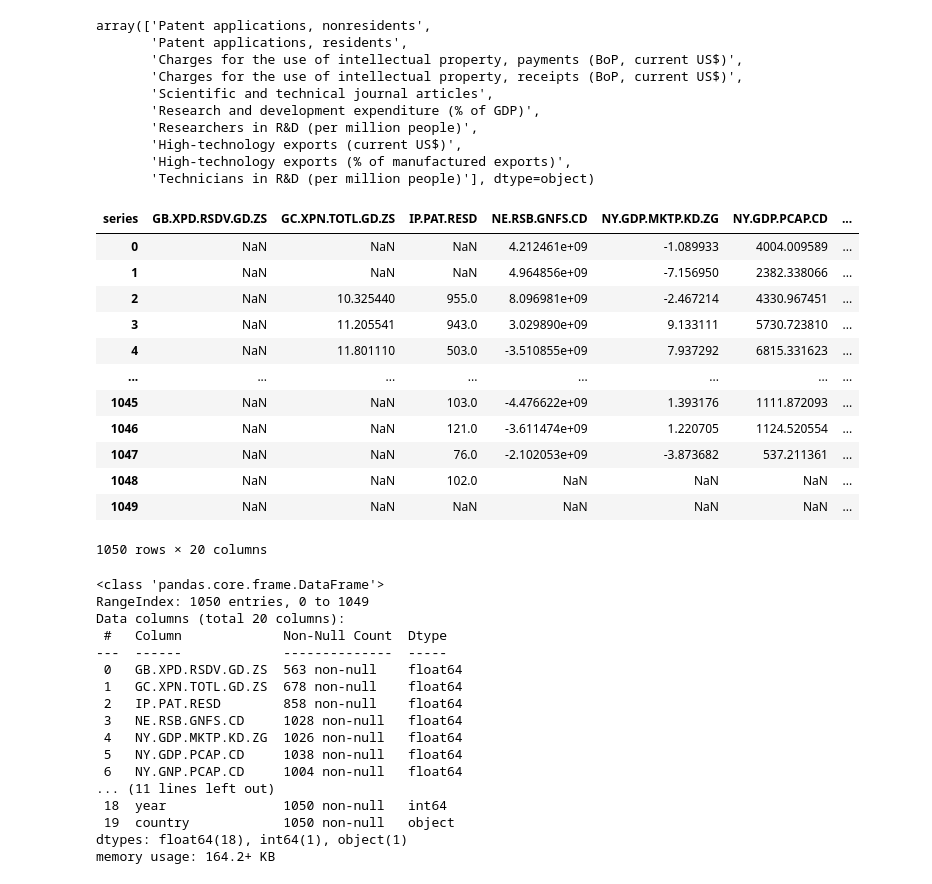
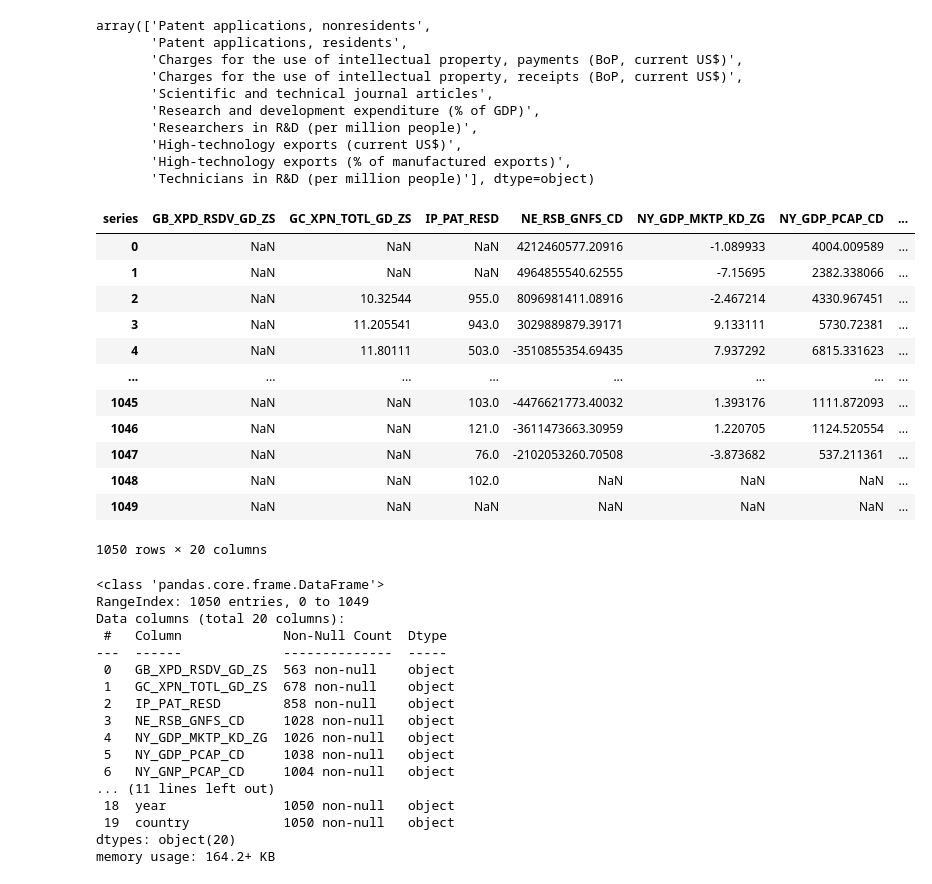
Before and after one commit to juanesfco/PF_DS_PT03_G2_EsperanzaVida, a Jupyter notebook: RawData/readData.ipynb, the cells around one changed output. Cells and saved outputs as stored; diff of their text form; code cells hidden in the pictures.

```diff
--- a/RawData/readData.ipynb
+++ b/RawData/readData.ipynb
@@ -508,68 +508,73 @@ array(['Patent applications, nonresidents',
        'High-technology exports (% of manufactured exports)',
        'Technicians in R&D (per million people)'], dtype=object)
 # %%
+import wbgapi as wb
+import pandas as pd
+
 ids = ['NY.GDP.PCAP.CD','NY.GDP.MKTP.KD.ZG','NY.GNP.PCAP.CD','NE.RSB.GNFS.CD','GC.XPN.TOTL.GD.ZS',
         'SH.XPD.GHED.GD.ZS','SH.DYN.NMRT','SE.XPD.TOTL.GD.ZS','SE.XPD.PRIM.PC.ZS','SE.ADT.LITR.ZS',
         'GB.XPD.RSDV.GD.ZS','SP.POP.SCIE.RD.P6','IP.PAT.RESD','SI.POV.GINI','SI.POV.NAHC',
         'SL.UEM.TOTL.ZS','VC.IHR.PSRC.P5','SP.DYN.LE00.IN']
 
 countriesSelected30 = ['USA','CHN','JPN','AUS','DEU','CHE','ESP','CAN','FRA','NOR',
                         'KOR','NZL','FIN','GBR','SGP','IND','ARG','BRA','URY','CHL',
                         'BOL','PER','CUB','VEN','MEX','COL','PRI','SLV','QAT','SYR']
 
 df_hechos = wb.data.DataFrame(ids,countriesSelected30, mrv=35)
 
 df_hechos_org = df_hechos.loc[('ARG',),:].T
 country = ['ARG']*len(df_hechos_org)
 df_hechos_org = df_hechos_org.reset_index()
 df_hechos_org['year'] = df_hechos_org['index'].str.slice(2,).astype(int)
 df_hechos_org.drop(columns='index',inplace=True)
 df_hechos_org['country'] = country
 
 for c in countriesSelected30[1:]:
   df_hechos_c = df_hechos.loc[(c,),:].T
   country = [c]*len(df_hechos_c)
   df_hechos_c = df_hechos_c.reset_index()
   df_hechos_c['year'] = df_hechos_c['index'].str.slice(2,).astype(int)
   df_hechos_c.drop(columns='index',inplace=True)
   df_hechos_c['country'] = country
 
   df_hechos_org = pd.concat([df_hechos_org,df_hechos_c],ignore_index=True)
 
-df_hechos_org
+df_hechos_final = pd.DataFrame(df_hechos_org.values,columns=df_hechos_org.columns.str.replace('.','_'))
+
+df_hechos_final
 # %% [output]
-| series | GB.XPD.RSDV.GD.ZS | GC.XPN.TOTL.GD.ZS | IP.PAT.RESD | NE.RSB.GNFS.CD | NY.GDP.MKTP.KD.ZG | NY.GDP.PCAP.CD | ... |
-| 0 | NaN | NaN | NaN | 4.212461e+09 | -1.089933 | 4004.009589 | ... |
-| 1 | NaN | NaN | NaN | 4.964856e+09 | -7.156950 | 2382.338066 | ... |
-| 2 | NaN | 10.325440 | 955.0 | 8.096981e+09 | -2.467214 | 4330.967451 | ... |
-| 3 | NaN | 11.205541 | 943.0 | 3.029890e+09 | 9.133111 | 5730.723810 | ... |
-| 4 | NaN | 11.801110 | 503.0 | -3.510855e+09 | 7.937292 | 6815.331623 | ... |
+| series | GB_XPD_RSDV_GD_ZS | GC_XPN_TOTL_GD_ZS | IP_PAT_RESD | NE_RSB_GNFS_CD | NY_GDP_MKTP_KD_ZG | NY_GDP_PCAP_CD | ... |
+| 0 | NaN | NaN | NaN | 4212460577.20916 | -1.089933 | 4004.009589 | ... |
+| 1 | NaN | NaN | NaN | 4964855540.62555 | -7.15695 | 2382.338066 | ... |
+| 2 | NaN | 10.32544 | 955.0 | 8096981411.08916 | -2.467214 | 4330.967451 | ... |
+| 3 | NaN | 11.205541 | 943.0 | 3029889879.39171 | 9.133111 | 5730.72381 | ... |
+| 4 | NaN | 11.80111 | 503.0 | -3510855354.69435 | 7.937292 | 6815.331623 | ... |
 | ... | ... | ... | ... | ... | ... | ... | ... |
-| 1045 | NaN | NaN | 103.0 | -4.476622e+09 | 1.393176 | 1111.872093 | ... |
-| 1046 | NaN | NaN | 121.0 | -3.611474e+09 | 1.220705 | 1124.520554 | ... |
-| 1047 | NaN | NaN | 76.0 | -2.102053e+09 | -3.873682 | 537.211361 | ... |
+| 1045 | NaN | NaN | 103.0 | -4476621773.40032 | 1.393176 | 1111.872093 | ... |
+| 1046 | NaN | NaN | 121.0 | -3611473663.30959 | 1.220705 | 1124.520554 | ... |
+| 1047 | NaN | NaN | 76.0 | -2102053260.70508 | -3.873682 | 537.211361 | ... |
 | 1048 | NaN | NaN | 102.0 | NaN | NaN | NaN | ... |
 | 1049 | NaN | NaN | NaN | NaN | NaN | NaN | ... |
 1050 rows × 20 columns
 # %%
 df_hechos_org.to_csv('../Data/dfHechosOrg.csv',index=False)
 # %%
-df_hechos_org.info()
+df_hechos_final.info()
 # %% [output]
 <class 'pandas.core.frame.DataFrame'>
 RangeIndex: 1050 entries, 0 to 1049
 Data columns (total 20 columns):
  #   Column             Non-Null Count  Dtype
 ---  ------             --------------  -----
- 0   GB.XPD.RSDV.GD.ZS  563 non-null    float64
- 1   GC.XPN.TOTL.GD.ZS  678 non-null    float64
- 2   IP.PAT.RESD        858 non-null    float64
- 3   NE.RSB.GNFS.CD     1028 non-null   float64
- 4   NY.GDP.MKTP.KD.ZG  1026 non-null   float64
- 5   NY.GDP.PCAP.CD     1038 non-null   float64
- 6   NY.GNP.PCAP.CD     1004 non-null   float64
+ 0   GB_XPD_RSDV_GD_ZS  563 non-null    object
+ 1   GC_XPN_TOTL_GD_ZS  678 non-null    object
+ 2   IP_PAT_RESD        858 non-null    object
+ 3   NE_RSB_GNFS_CD     1028 non-null   object
+ 4   NY_GDP_MKTP_KD_ZG  1026 non-null   object
+ 5   NY_GDP_PCAP_CD     1038 non-null   object
+ 6   NY_GNP_PCAP_CD     1004 non-null   object
 ... (11 lines left out)
- 18  year               1050 non-null   int64
+ 18  year               1050 non-null   object
  19  country            1050 non-null   object
-dtypes: float64(18), int64(1), object(1)
+dtypes: object(20)
 memory usage: 164.2+ KB
```
Also changed, not shown: 5 other files.
